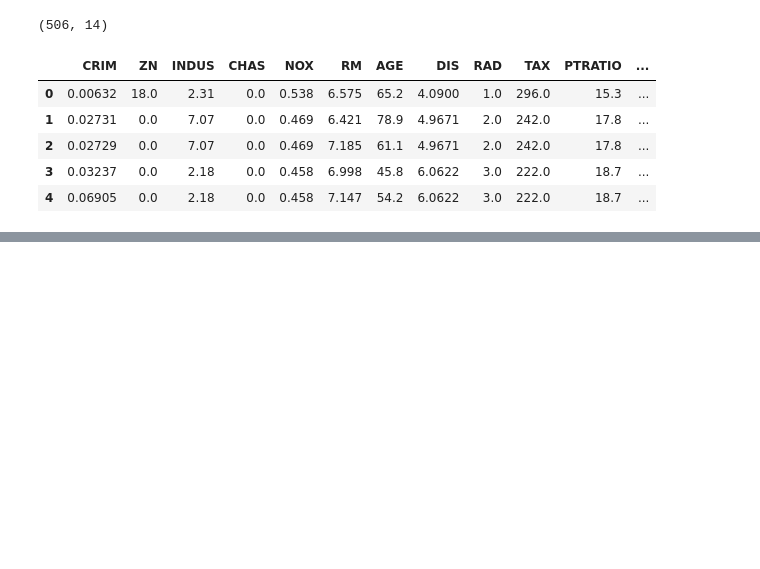
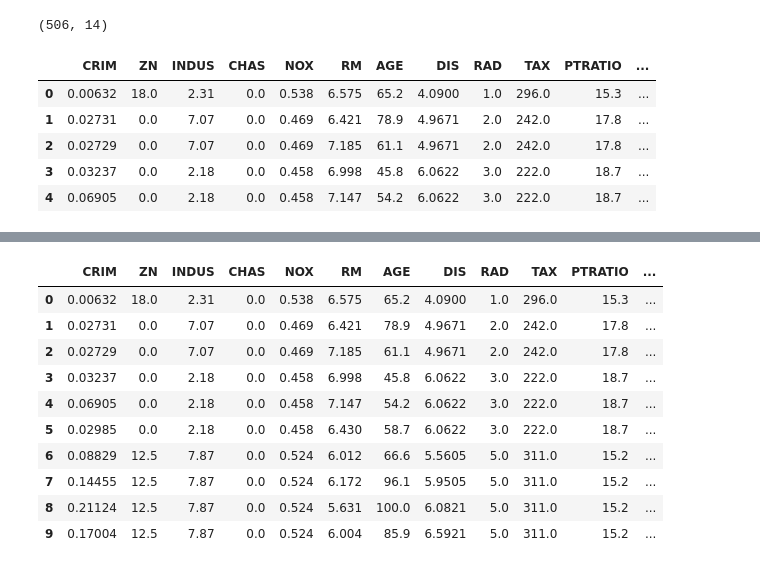
Before and after one commit to leedaehan-kev/DLwithKeras, a Jupyter notebook: 01_basic/01-gd.ipynb, the cells around one changed output, grey strips where cells are left out. Drawn from its saved outputs; the diff is of its cells as text; code cells hidden in the pictures; blank space fills up the shorter version.

```diff
--- a/01_basic/01-gd.ipynb
+++ b/01_basic/01-gd.ipynb
@@ -107,0 +112,37 @@ def get_update_weights_value(bias,w1,w2,rm,lstat,target,learning_rate=0.01):
+# %%
+# RM, LSTAT feature array와 PRICE target array를 입력 받아서 iter_epochs수만큼 반복적으로 Weight와 Bias를 update적용.
+def gradient_descent(features, target, iter_epochs=1000, verbose=True):
+    # w1, w2는 numpy array 연산을 위해 1차원 array로 변환하되 초기 값은 0으로 설정
+    # bias도 1차원 array로 변환하되 초기 값은 1로 설정.
+    w1 = np.zeros((1,))
+    w2 = np.zeros((1,))
+    bias = np.zeros((1, ))
+    print('최초 w1, w2, bias:', w1, w2, bias)
+
+    # learning_rate와 RM, LSTAT 피처 지정. 호출 시 numpy array형태로 RM과 LSTAT으로 된 2차원 feature가 입력됨.
+    learning_rate = 0.01
+    rm = features[:, 0]
+    lstat = features[:, 1]
+
+    # iter_epochs 수만큼 반복하면서 weight와 bias update 수행.
+    for i in range(iter_epochs):
+        # weight/bias update 값 계산
+        bias_update, w1_update, w2_update, loss = get_update_weights_value(bias, w1, w2, rm, lstat, target, learning_rate)
+        # weight/bias의 update 적용.
+        w1 = w1 - w1_update
+        w2 = w2 - w2_update
+        bias = bias - bias_update
+        if verbose:
+            print('Epoch:', i+1,'/', iter_epochs)
+            print('w1:', w1, 'w2:', w2, 'bias:', bias, 'loss:', loss)
+
+    return w1, w2, bias
+# %%
+from sklearn.preprocessing import MinMaxScaler
+
+scaler = MinMaxScaler() # 꼭 스케일링 먼저 해야함!!!!!!!!!!!!!!!
+scaled_features = scaler.fit_transform(bostonDF[['RM', 'LSTAT']])
+
+w1, w2, bias = gradient_descent(scaled_features, bostonDF['PRICE'].values, iter_epochs=5000, verbose=True)
+print('##### 최종 w1, w2, bias #######')
+print(w1, w2, bias)
@@ -107,0 +167,17 @@ def get_update_weights_value(bias,w1,w2,rm,lstat,target,learning_rate=0.01):
+# %%
+predicted = scaled_features[:, 0]*w1 + scaled_features[:, 1]*w2 + bias
+bostonDF['PREDICTED_PRICE'] = predicted
+bostonDF.head(10)
+# (PREDICTED_PRICE-PRICE)^2의 mean
+# %% [output]
+|  | CRIM | ZN | INDUS | CHAS | NOX | RM | AGE | DIS | RAD | TAX | PTRATIO | ... |
+| 0 | 0.00632 | 18.0 | 2.31 | 0.0 | 0.538 | 6.575 | 65.2 | 4.0900 | 1.0 | 296.0 | 15.3 | ... |
+| 1 | 0.02731 | 0.0 | 7.07 | 0.0 | 0.469 | 6.421 | 78.9 | 4.9671 | 2.0 | 242.0 | 17.8 | ... |
+| 2 | 0.02729 | 0.0 | 7.07 | 0.0 | 0.469 | 7.185 | 61.1 | 4.9671 | 2.0 | 242.0 | 17.8 | ... |
+| 3 | 0.03237 | 0.0 | 2.18 | 0.0 | 0.458 | 6.998 | 45.8 | 6.0622 | 3.0 | 222.0 | 18.7 | ... |
+| 4 | 0.06905 | 0.0 | 2.18 | 0.0 | 0.458 | 7.147 | 54.2 | 6.0622 | 3.0 | 222.0 | 18.7 | ... |
+| 5 | 0.02985 | 0.0 | 2.18 | 0.0 | 0.458 | 6.430 | 58.7 | 6.0622 | 3.0 | 222.0 | 18.7 | ... |
+| 6 | 0.08829 | 12.5 | 7.87 | 0.0 | 0.524 | 6.012 | 66.6 | 5.5605 | 5.0 | 311.0 | 15.2 | ... |
+| 7 | 0.14455 | 12.5 | 7.87 | 0.0 | 0.524 | 6.172 | 96.1 | 5.9505 | 5.0 | 311.0 | 15.2 | ... |
+| 8 | 0.21124 | 12.5 | 7.87 | 0.0 | 0.524 | 5.631 | 100.0 | 6.0821 | 5.0 | 311.0 | 15.2 | ... |
+| 9 | 0.17004 | 12.5 | 7.87 | 0.0 | 0.524 | 6.004 | 85.9 | 6.5921 | 5.0 | 311.0 | 15.2 | ... |
```
Also changed, not shown: parts of 12 cells of this notebook.
